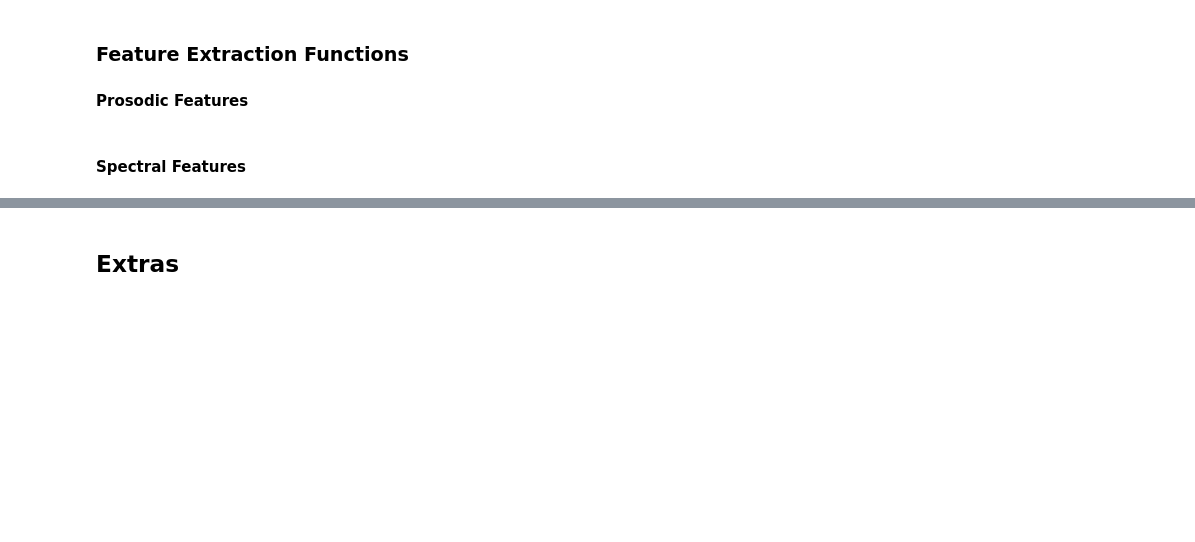
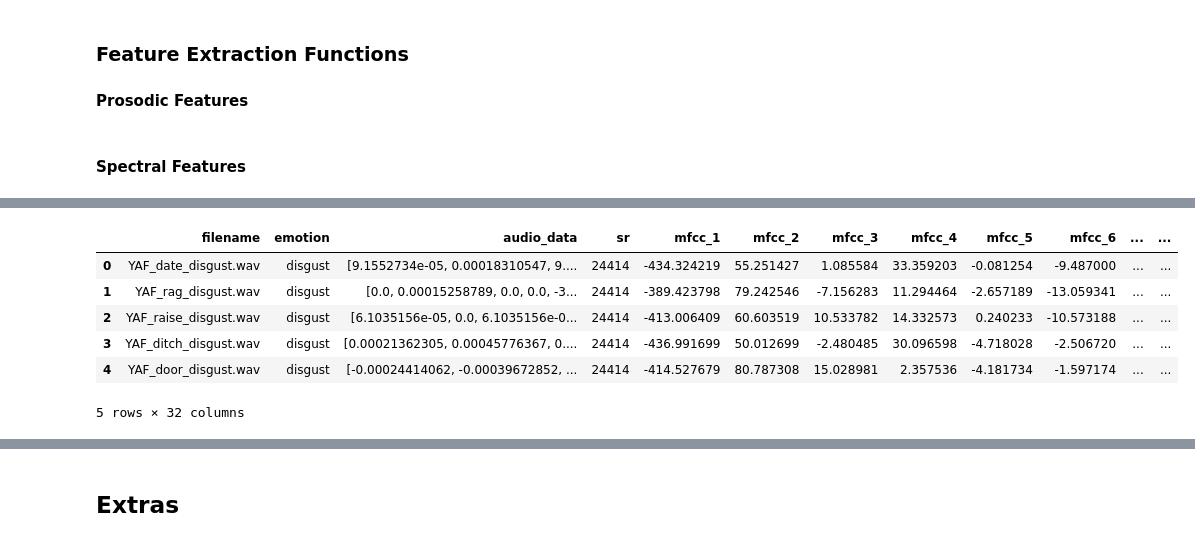
Before and after one commit to brunomfernandes45/emotion-detection, a Jupyter notebook: notebook.ipynb, the cells around one changed output, grey strips where cells are left out. Cells and saved outputs as stored; diff of their text form; code cells hidden in the pictures; blank space fills up the shorter version.

```diff
--- a/notebook.ipynb
+++ b/notebook.ipynb
@@ -859,3 +1027,15 @@ spectral_flux_0 -13.403247614402803
+# %%
+# add the extracted features to the original dataframe
+df = pd.concat([df, features_df], axis=1)
+df.head()
+# %% [output]
+|  | filename | emotion | audio_data | sr | mfcc_1 | mfcc_2 | mfcc_3 | mfcc_4 | mfcc_5 | mfcc_6 | ... | ... |
+| 0 | YAF_date_disgust.wav | disgust | [9.1552734e-05, 0.00018310547, 9.... | 24414 | -434.324219 | 55.251427 | 1.085584 | 33.359203 | -0.081254 | -9.487000 | ... | ... |
+| 1 | YAF_rag_disgust.wav | disgust | [0.0, 0.00015258789, 0.0, 0.0, -3... | 24414 | -389.423798 | 79.242546 | -7.156283 | 11.294464 | -2.657189 | -13.059341 | ... | ... |
+| 2 | YAF_raise_disgust.wav | disgust | [6.1035156e-05, 0.0, 6.1035156e-0... | 24414 | -413.006409 | 60.603519 | 10.533782 | 14.332573 | 0.240233 | -10.573188 | ... | ... |
+| 3 | YAF_ditch_disgust.wav | disgust | [0.00021362305, 0.00045776367, 0.... | 24414 | -436.991699 | 50.012699 | -2.480485 | 30.096598 | -4.718028 | -2.506720 | ... | ... |
+| 4 | YAF_door_disgust.wav | disgust | [-0.00024414062, -0.00039672852, ... | 24414 | -414.527679 | 80.787308 | 15.028981 | 2.357536 | -4.181734 | -1.597174 | ... | ... |
+5 rows × 32 columns
 # %%
 import pandas as pd
 from sklearn.model_selection import train_test_split
```
Also changed, not shown: parts of 19 cells of this notebook.
